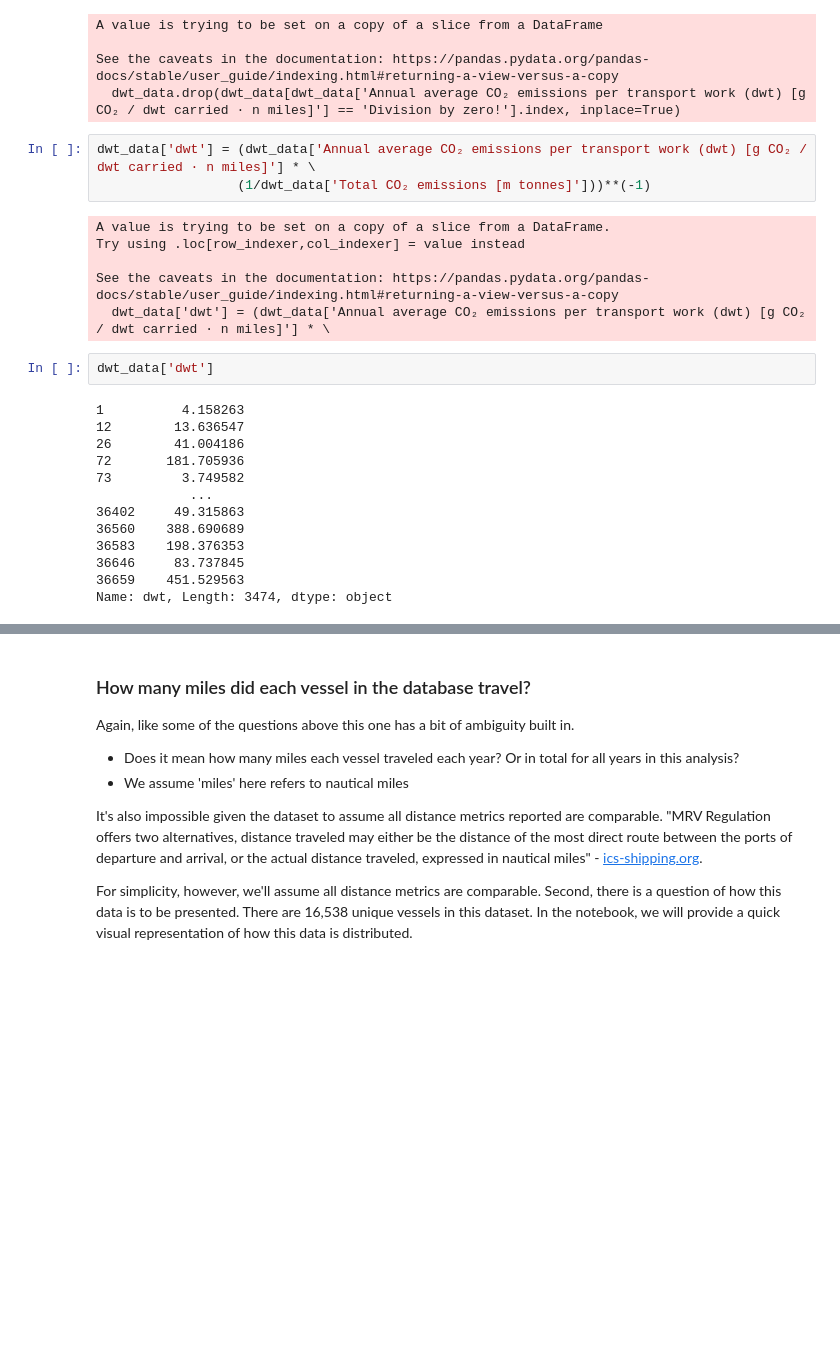
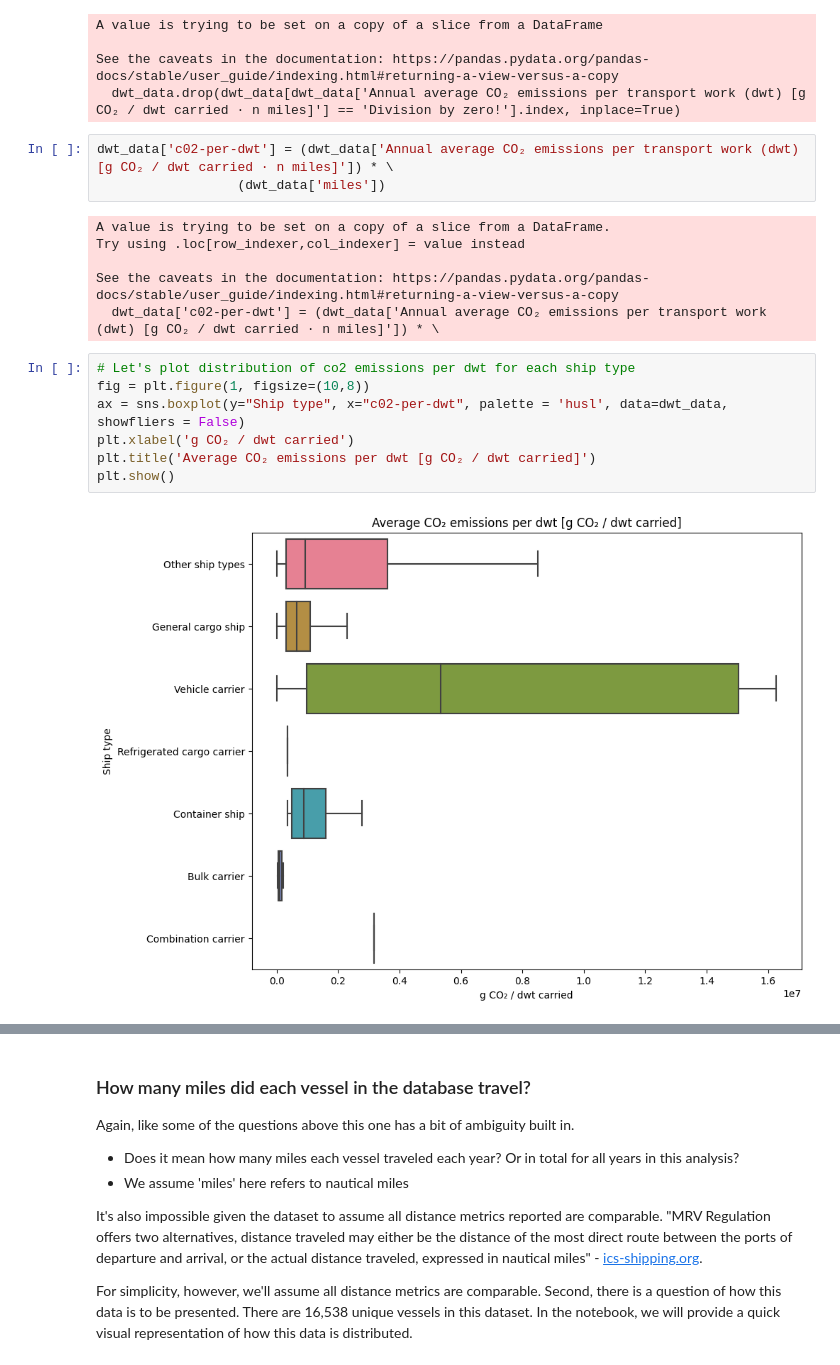
Before and after one commit to robertharrow/eu-maritime-co2-emissions, a Jupyter notebook: analysis.ipynb, the cells around one changed output, grey strips where cells are left out. Drawn from its saved outputs; the diff is of its cells as text; blank space fills up the shorter version.

```diff
--- a/analysis.ipynb
+++ b/analysis.ipynb
@@ -311,26 +314,20 @@ A value is trying to be set on a copy of a slice from a DataFrame
 See the caveats in the documentation: https://pandas.pydata.org/pandas-docs/stable/user_guide/indexing.html#returning-a-view-versus-a-copy
   dwt_data.drop(dwt_data[dwt_data['Annual average CO₂ emissions per transport work (dwt) [g CO₂ / dwt carried · n miles]'] == 'Division by zero!'].index, inplace=True)
 # %%
-dwt_data['dwt'] = (dwt_data['Annual average CO₂ emissions per transport work (dwt) [g CO₂ / dwt carried · n miles]'] * \
-                  (1/dwt_data['Total CO₂ emissions [m tonnes]']))**(-1)
+dwt_data['c02-per-dwt'] = (dwt_data['Annual average CO₂ emissions per transport work (dwt) [g CO₂ / dwt carried · n miles]']) * \
+                  (dwt_data['miles'])
 # %% [output]
 A value is trying to be set on a copy of a slice from a DataFrame.
 Try using .loc[row_indexer,col_indexer] = value instead
 
 See the caveats in the documentation: https://pandas.pydata.org/pandas-docs/stable/user_guide/indexing.html#returning-a-view-versus-a-copy
-  dwt_data['dwt'] = (dwt_data['Annual average CO₂ emissions per transport work (dwt) [g CO₂ / dwt carried · n miles]'] * \
+  dwt_data['c02-per-dwt'] = (dwt_data['Annual average CO₂ emissions per transport work (dwt) [g CO₂ / dwt carried · n miles]']) * \
 # %%
-dwt_data['dwt']
+# Let's plot distribution of co2 emissions per dwt for each ship type
+fig = plt.figure(1, figsize=(10,8))
+ax = sns.boxplot(y="Ship type", x="c02-per-dwt", palette = 'husl', data=dwt_data, showfliers = False)
+plt.xlabel('g CO₂ / dwt carried')
+plt.title('Average CO₂ emissions per dwt [g CO₂ / dwt carried]')
+plt.show()
 # %% [output]
-1          4.158263
-12        13.636547
-26        41.004186
-72       181.705936
-73         3.749582
-            ...
-36402     49.315863
-36560    388.690689
-36583    198.376353
-36646     83.737845
-36659    451.529563
-Name: dwt, Length: 3474, dtype: object
+[figure, added]
```
Also changed, not shown: parts of 12 cells of this notebook, 1 other file.
